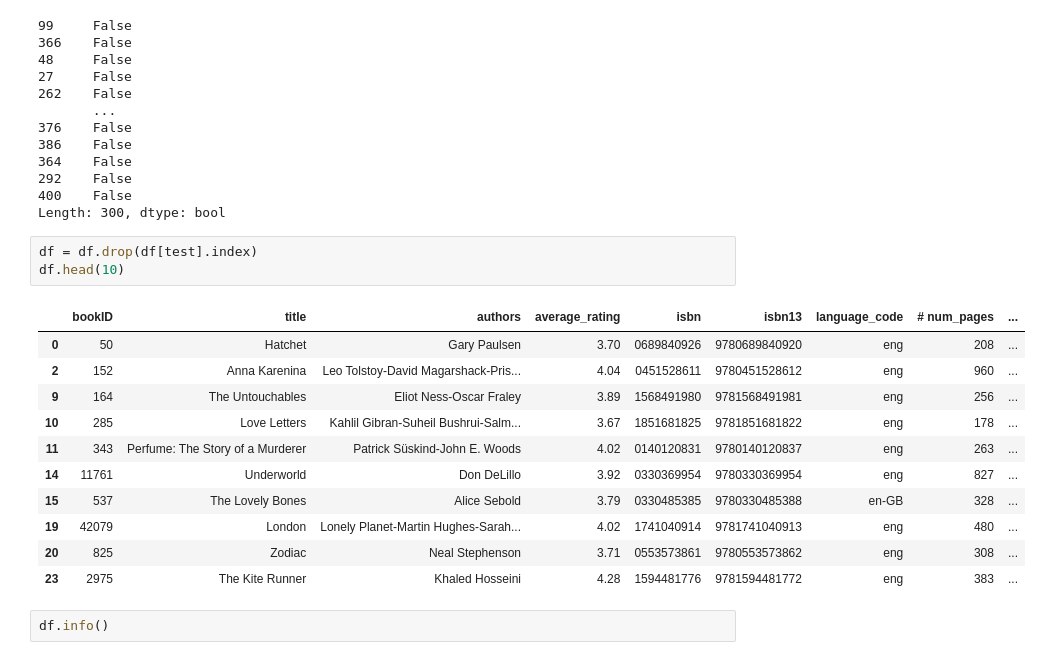
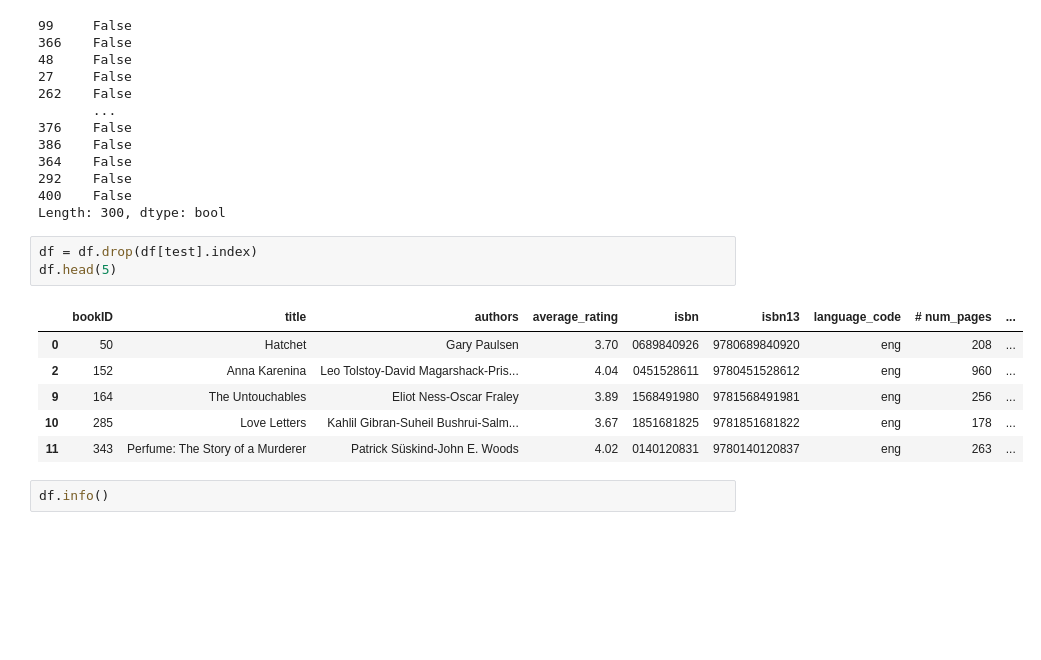
Before and after one commit to noahjett/Movie-Goodreads-Analysis, a Jupyter notebook: Book_Movie_Analysis.ipynb, the cells around one changed output. Cells and saved outputs as stored; diff of their text form; blank space fills up the shorter version.

```diff
--- a/Book_Movie_Analysis.ipynb
+++ b/Book_Movie_Analysis.ipynb
@@ -812,19 +795,14 @@ grab_duplicates
 Length: 300, dtype: bool
 # %%
 df = df.drop(df[test].index)
-df.head(10)
+df.head(5)
 # %% [output]
 |  | bookID | title | authors | average_rating | isbn | isbn13 | language_code | # num_pages | ... |
 | 0 | 50 | Hatchet | Gary Paulsen | 3.70 | 0689840926 | 9780689840920 | eng | 208 | ... |
 | 2 | 152 | Anna Karenina | Leo Tolstoy-David Magarshack-Pris... | 4.04 | 0451528611 | 9780451528612 | eng | 960 | ... |
 | 9 | 164 | The Untouchables | Eliot Ness-Oscar Fraley | 3.89 | 1568491980 | 9781568491981 | eng | 256 | ... |
 | 10 | 285 | Love Letters | Kahlil Gibran-Suheil Bushrui-Salm... | 3.67 | 1851681825 | 9781851681822 | eng | 178 | ... |
 | 11 | 343 | Perfume: The Story of a Murderer | Patrick Süskind-John E. Woods | 4.02 | 0140120831 | 9780140120837 | eng | 263 | ... |
-| 14 | 11761 | Underworld | Don DeLillo | 3.92 | 0330369954 | 9780330369954 | eng | 827 | ... |
-| 15 | 537 | The Lovely Bones | Alice Sebold | 3.79 | 0330485385 | 9780330485388 | en-GB | 328 | ... |
-| 19 | 42079 | London | Lonely Planet-Martin Hughes-Sarah... | 4.02 | 1741040914 | 9781741040913 | eng | 480 | ... |
-| 20 | 825 | Zodiac | Neal Stephenson | 3.71 | 0553573861 | 9780553573862 | eng | 308 | ... |
-| 23 | 2975 | The Kite Runner | Khaled Hosseini | 4.28 | 1594481776 | 9781594481772 | eng | 383 | ... |
 # %%
 df.info()
 # %% [output]
```
Also changed, not shown: parts of 3 cells of this notebook.
